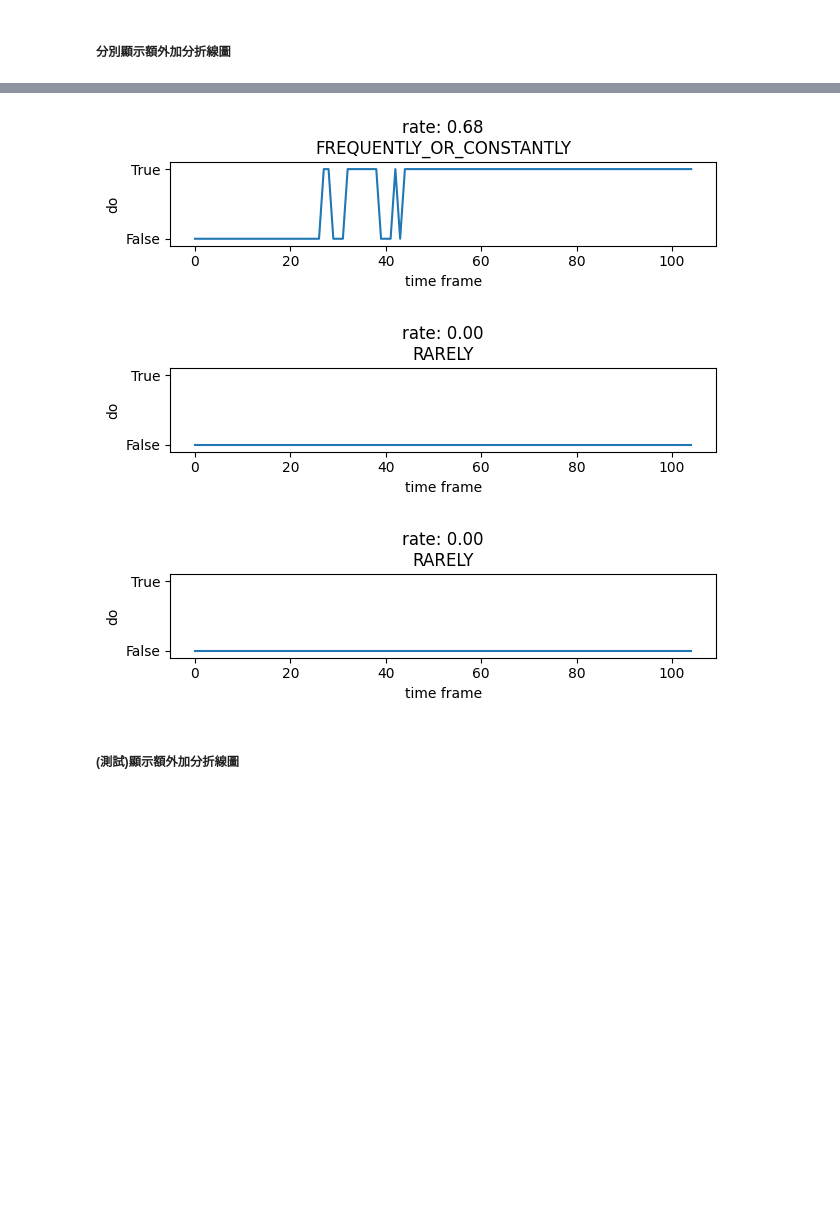
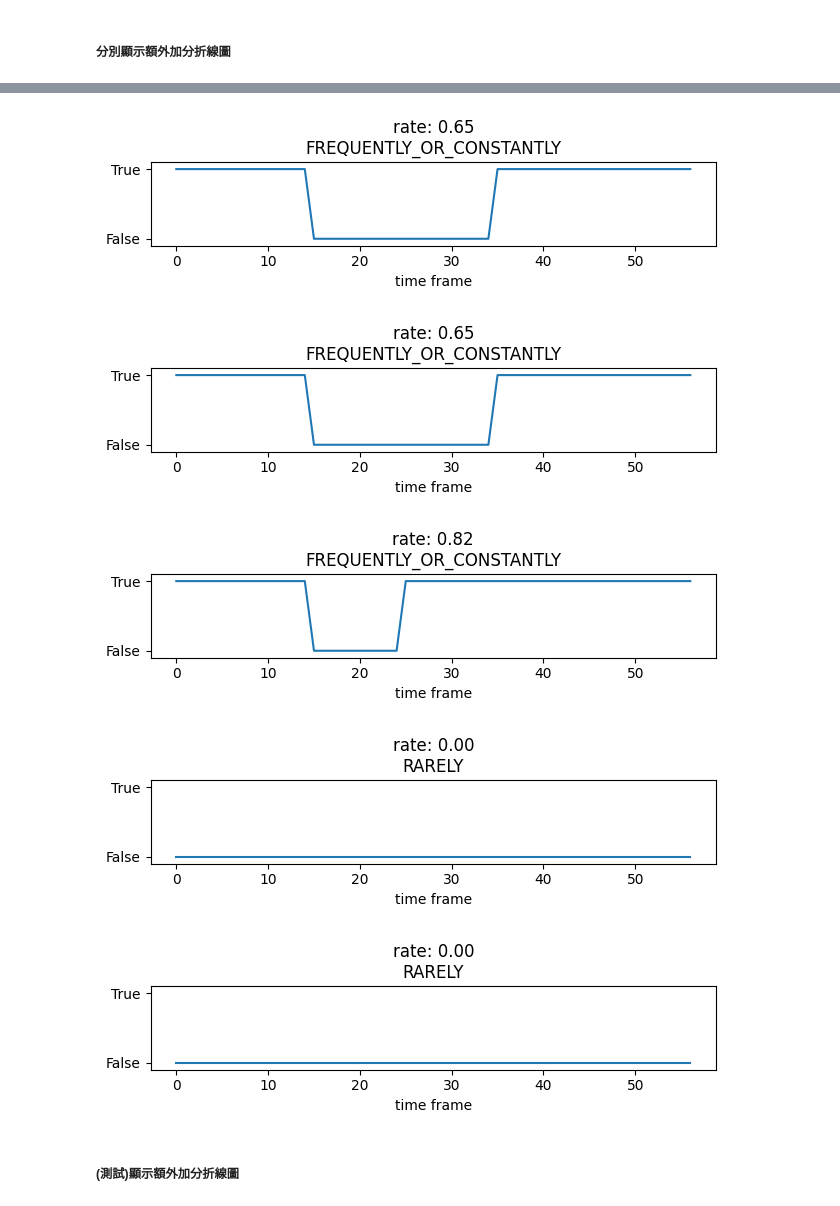
Before and after one commit to trinagle1289/kim-flutter-nodejs, a Jupyter notebook: projects/python/0. lib/ver_0.2/debug_in_video.ipynb, the cells around one changed output, grey strips where cells are left out. Saved outputs shown, nothing was run; the diff lists cells and outputs as text; code cells hidden in the pictures; blank space fills up the shorter version.

```diff
--- a/projects/python/0. lib/ver_0.2/debug_in_video.ipynb
+++ b/projects/python/0. lib/ver_0.2/debug_in_video.ipynb
@@ -1,8 +1,8 @@
 # %% [markdown]
 ##### 常數
 # %%
-NAME = "extra1-2"
-VIDEO = f"../../../../resources/video/20240822/2/{NAME}.mp4"  # 影片路徑
+NAME = "score_0"
+VIDEO = f"../../../../resources/video/20240717/2/{NAME}.mp4"  # 影片路徑
 
 MODEL = "./models/BlazePose/pose_landmarker_full.task"  # 模型路徑
 
@@ -499,6 +499,36 @@ ax.set_title(title)
 draw_bool_list_line_chart(bool_lst, "result", ax)
 fig.tight_layout()
 fig.savefig(f"{str(plot_out_path)}_extra1.png")
+fig.show()
+
+# extra 1(xz)
+bool_lst = lhc_analyzer.get_trunk_is_twisted_list_xz(is_3d)
+rate = bool_lst.count(True) / len(bool_lst)
+title = (
+    f"rate: {rate:.2f}\n{LhcPoseListAnalyzer.get_frequency_from_bool_list(bool_lst).name}"
+)
+
+fig = plt.figure(figsize=fig_size)
+ax = fig.add_subplot()
+ax.set_title(title)
+draw_bool_list_line_chart(bool_lst, "result", ax)
+fig.tight_layout()
+fig.savefig(f"{str(plot_out_path)}_extra1(xz).png")
+fig.show()
+
+# extra 1(3d)
+bool_lst = lhc_analyzer.get_trunk_is_twisted_list_3d(is_3d)
+rate = bool_lst.count(True) / len(bool_lst)
+title = (
+    f"rate: {rate:.2f}\n{LhcPoseListAnalyzer.get_frequency_from_bool_list(bool_lst).name}"
+)
+
+fig = plt.figure(figsize=fig_size)
+ax = fig.add_subplot()
+ax.set_title(title)
+draw_bool_list_line_chart(bool_lst, "result", ax)
+fig.tight_layout()
+fig.savefig(f"{str(plot_out_path)}_extra1(3d).png")
 fig.show()
 
 # extra 2
@@ -522,7 +552,7 @@ rate = bool_lst.count(True) / len(bool_lst)
 title = f"rate: {rate:.2f}\n{lhc_analyzer.get_frequency_of_arms_raised(is_3d).name}"
 
 fig = plt.figure(figsize=fig_size)
-ax = fig.add_subplot()##### (測試)顯示額外加分折線圖
+ax = fig.add_subplot()
 ax.set_title(title)
 draw_bool_list_line_chart(bool_lst, "result", ax)
 fig.tight_layout()
@@ -546,6 +576,8 @@ fig.show()
-[figure, old version]
+[figure, new version]
-[figure, old version]
+[figure, new version]
-[figure, old version]
+[figure, new version]
+[figure, added]
+[figure, added]
 # %% [markdown]
 ##### (測試)顯示額外加分折線圖
 # %%
```
Also changed, not shown: parts of 7 cells of this notebook.
